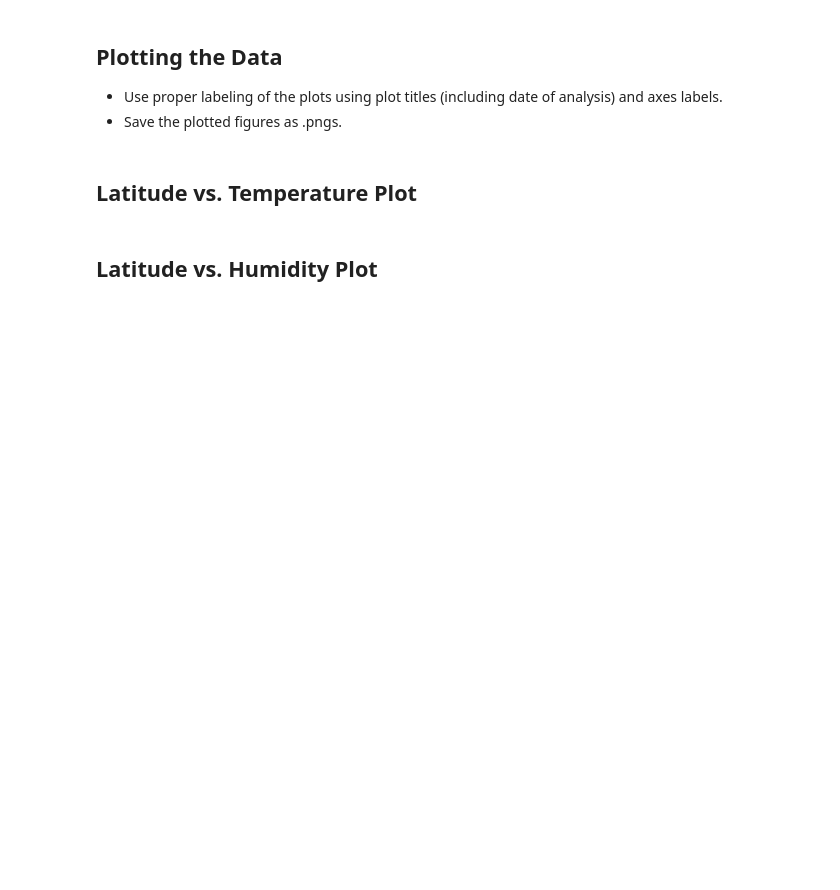
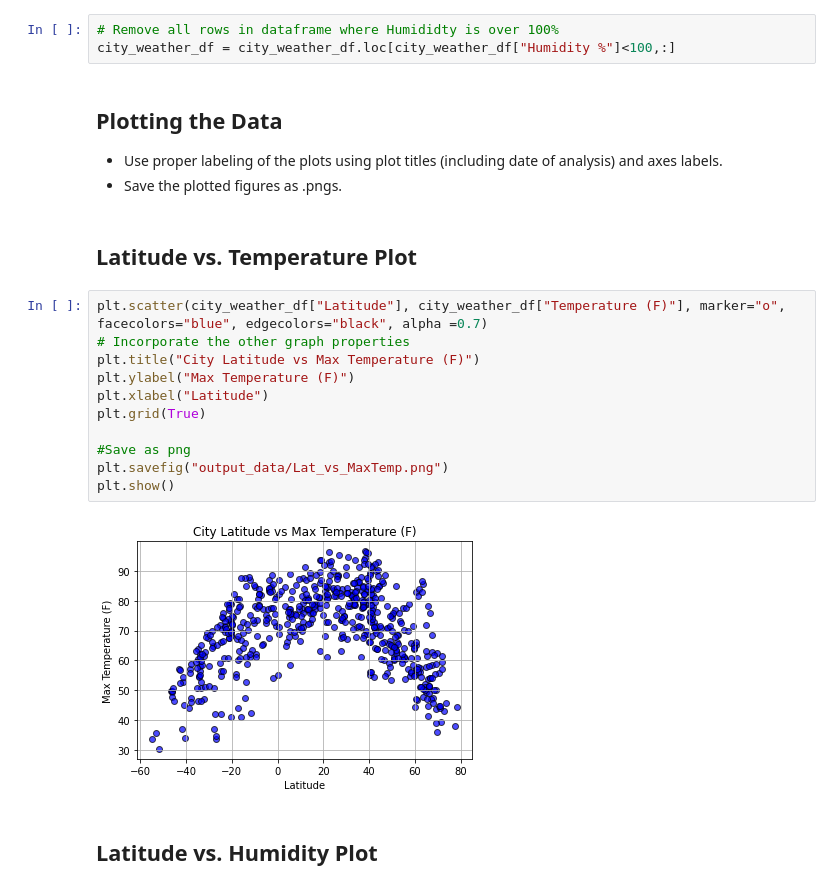
Before and after one commit to cseebec/collin-python-api-challenge, a Jupyter notebook: Weather/WeatherPy.ipynb, the cells around one changed output. Drawn from its saved outputs; the diff is of its cells as text; blank space fills up the shorter version.

Commit message:
Create scatterplots

```diff
--- a/Weather/WeatherPy.ipynb
+++ b/Weather/WeatherPy.ipynb
@@ -146,8 +141,24 @@ Skip this step if there are no cities that have humidity > 100%.
+# %%
+# Remove all rows in dataframe where Humididty is over 100%
+city_weather_df = city_weather_df.loc[city_weather_df["Humidity %"]<100,:]
 # %% [markdown]
 ## Plotting the Data
 * Use proper labeling of the plots using plot titles (including date of analysis) and axes labels.
 * Save the plotted figures as .pngs.
 # %% [markdown]
 ## Latitude vs. Temperature Plot
+# %%
+plt.scatter(city_weather_df["Latitude"], city_weather_df["Temperature (F)"], marker="o", facecolors="blue", edgecolors="black", alpha =0.7)
+# Incorporate the other graph properties
+plt.title("City Latitude vs Max Temperature (F)")
+plt.ylabel("Max Temperature (F)")
+plt.xlabel("Latitude")
+plt.grid(True)
+
+#Save as png
+plt.savefig("output_data/Lat_vs_MaxTemp.png")
+plt.show()
+# %% [output]
+[figure, added]
 # %% [markdown]
 ## Latitude vs. Humidity Plot
```
Also changed, not shown: parts of 5 cells of this notebook, 4 other files.
